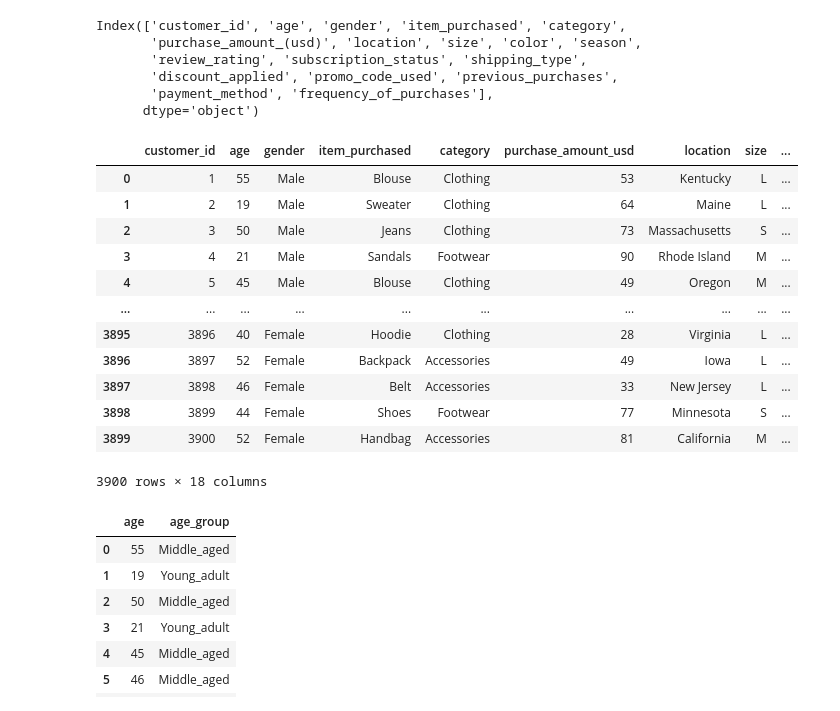
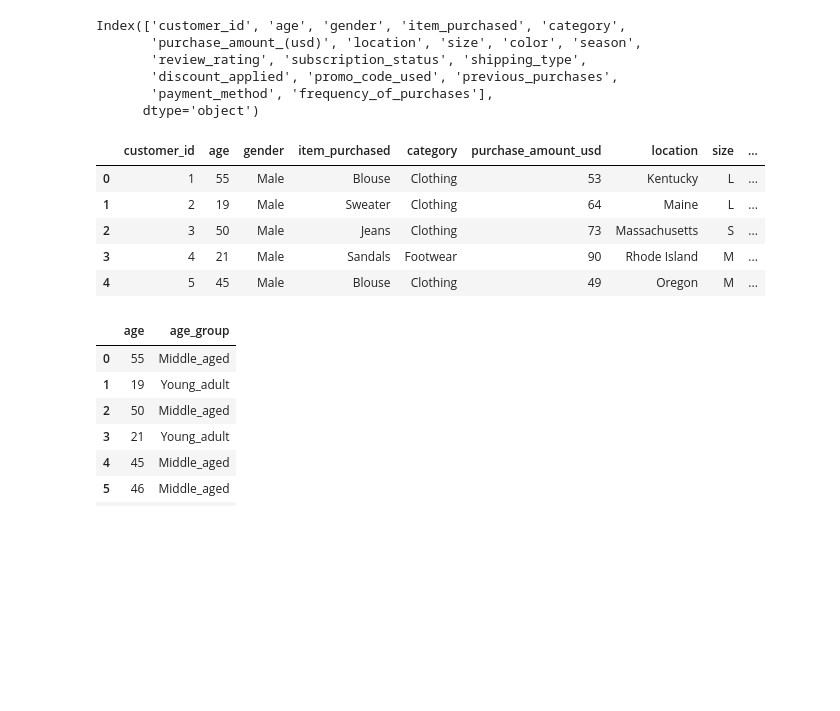
Before and after one commit to A-T-ELgammal/custormer_behavior_analysis, a Jupyter notebook: EDA.ipynb, the cells around one changed output. Saved outputs shown, nothing was run; the diff lists cells and outputs as text; code cells hidden in the pictures; blank space fills up the shorter version.

Commit message:
modify data & create sql file

```diff
--- a/EDA.ipynb
+++ b/EDA.ipynb
@@ -123,21 +123,15 @@ Index(['customer_id', 'age', 'gender', 'item_purchased', 'category',
        'payment_method', 'frequency_of_purchases'],
       dtype='object')
 # %%
-customer_data.rename(columns={'purchase_amount_(usd)': 'purchase_amount_usd'})
+customer_data = customer_data.rename(columns={'purchase_amount_(usd)': 'purchase_amount_usd'})
+customer_data.head(5)
 # %% [output]
 |  | customer_id | age | gender | item_purchased | category | purchase_amount_usd | location | size | ... |
 | 0 | 1 | 55 | Male | Blouse | Clothing | 53 | Kentucky | L | ... |
 | 1 | 2 | 19 | Male | Sweater | Clothing | 64 | Maine | L | ... |
 | 2 | 3 | 50 | Male | Jeans | Clothing | 73 | Massachusetts | S | ... |
 | 3 | 4 | 21 | Male | Sandals | Footwear | 90 | Rhode Island | M | ... |
 | 4 | 5 | 45 | Male | Blouse | Clothing | 49 | Oregon | M | ... |
-| ... | ... | ... | ... | ... | ... | ... | ... | ... | ... |
-| 3895 | 3896 | 40 | Female | Hoodie | Clothing | 28 | Virginia | L | ... |
-| 3896 | 3897 | 52 | Female | Backpack | Accessories | 49 | Iowa | L | ... |
-| 3897 | 3898 | 46 | Female | Belt | Accessories | 33 | New Jersey | L | ... |
-| 3898 | 3899 | 44 | Female | Shoes | Footwear | 77 | Minnesota | S | ... |
-| 3899 | 3900 | 52 | Female | Handbag | Accessories | 81 | California | M | ... |
-3900 rows × 18 columns
 # %%
 age_labels = ['Young_adult', 'Adult', 'Middle_aged', 'Senior']
 customer_data['age_group'] = pd.qcut(customer_data['age'], q= 4, labels= age_labels)
```
Also changed, not shown: parts of 8 cells of this notebook, 1 other file.
